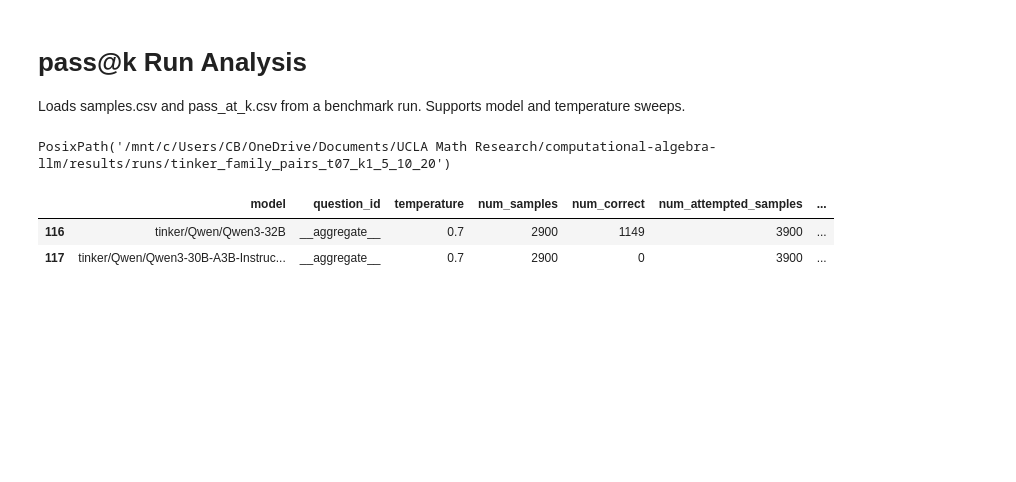
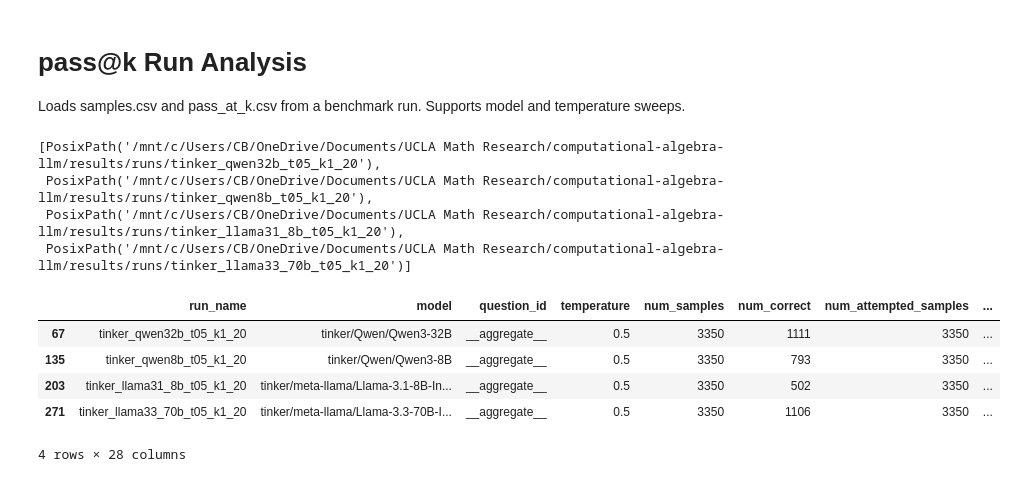
Before and after one commit to ryan-a-anderson/computational-algebra-llm, a Jupyter notebook: notebooks/analyze_pass_at_k.ipynb, the cells around one changed output. Cells and saved outputs as stored; diff of their text form; code cells hidden in the pictures; blank space fills up the shorter version.

Commit message:
Document and refine eval pipeline workflows

```diff
--- a/notebooks/analyze_pass_at_k.ipynb
+++ b/notebooks/analyze_pass_at_k.ipynb
@@ -10,6 +10,12 @@ import pandas as pd
 import plotly.express as px
 
 RUN_NAME = None  # e.g. "tinker_family_pairs_t07_k1_5_10_20"
+RUN_NAMES = [
+    "tinker_qwen32b_t05_k1_20",
+    "tinker_qwen8b_t05_k1_20",
+    "tinker_llama31_8b_t05_k1_20",
+    "tinker_llama33_70b_t05_k1_20",
+]
 
 candidates = [Path("results/runs"), Path("../results/runs")]
 RUN_ROOT = next((p.resolve() for p in candidates if p.exists()), candidates[0].resolve())
@@ -18,16 +24,17 @@ EVAL_PIPELINE = PROJECT_ROOT / "eval-pipeline"
 if str(EVAL_PIPELINE) not in sys.path:
     sys.path.insert(0, str(EVAL_PIPELINE))
 
-if RUN_NAME:
-    run = RUN_ROOT / RUN_NAME
+if RUN_NAMES:
+    run_dirs = [RUN_ROOT / name for name in RUN_NAMES]
+elif RUN_NAME:
+    run_dirs = [RUN_ROOT / RUN_NAME]
 else:
     runs = sorted([p for p in RUN_ROOT.glob("*") if p.is_dir()])
-    run = runs[-1] if runs else None
+    run_dirs = [runs[-1]] if runs else []
 
-assert run is not None and run.exists(), f"No run found under {RUN_ROOT}"
-pass_at_k_csv = run / "pass_at_k.csv"
-samples_csv = run / "samples.csv"
-summary_json = run / "summary.json"
+assert run_dirs, f"No run found under {RUN_ROOT}"
+for run_dir in run_dirs:
+    assert run_dir.exists(), f"Missing run folder: {run_dir}"
 
 def rebuild_csvs_from_completed_model_jsons(run):
     from csv_exports import write_run_csvs
@@ -51,30 +58,50 @@ def rebuild_csvs_from_completed_model_jsons(run):
 
     assert all_results, f"No completed *_results.json files found in {run}"
     summary = generate_summary(all_results, execute_mode=True, metric_names=["pass_at_k", "accuracy"], pass_k=pass_k)
-    summary_json.write_text(json.dumps(summary, indent=2))
+    (run / "summary.json").write_text(json.dumps(summary, indent=2))
     write_run_csvs(run, all_results, summary)
     return list(all_results)
 
-if not pass_at_k_csv.exists() or not samples_csv.exists():
-    rebuilt_models = rebuild_csvs_from_completed_model_jsons(run)
-    print(f"Rebuilt partial CSVs from {len(rebuilt_models)} completed model result file(s).")
+for run in run_dirs:
+    pass_at_k_csv = run / "pass_at_k.csv"
+    samples_csv = run / "samples.csv"
+    if not pass_at_k_csv.exists() or not samples_csv.exists():
+        rebuilt_models = rebuild_csvs_from_completed_model_jsons(run)
+        print(f"Rebuilt {run.name} from {len(rebuilt_models)} completed model result file(s).")
+    assert pass_at_k_csv.exists(), f"Missing pass@k CSV: {pass_at_k_csv}"
+    assert samples_csv.exists(), f"Missing samples CSV: {samples_csv}"
 
-assert pass_at_k_csv.exists(), f"Missing pass@k CSV: {pass_at_k_csv}"
-assert samples_csv.exists(), f"Missing samples CSV: {samples_csv}"
-run
+run_dirs
 # %% [output]
-PosixPath('/mnt/c/Users/CB/OneDrive/Documents/UCLA Math Research/computational-algebra-llm/results/runs/tinker_family_pairs_t07_k1_5_10_20')
+[PosixPath('/mnt/c/Users/CB/OneDrive/Documents/UCLA Math Research/computational-algebra-llm/results/runs/tinker_qwen32b_t05_k1_20'),
+ PosixPath('/mnt/c/Users/CB/OneDrive/Documents/UCLA Math Research/computational-algebra-llm/results/runs/tinker_qwen8b_t05_k1_20'),
+ PosixPath('/mnt/c/Users/CB/OneDrive/Documents/UCLA Math Research/computational-algebra-llm/results/runs/tinker_llama31_8b_t05_k1_20'),
+ PosixPath('/mnt/c/Users/CB/OneDrive/Documents/UCLA Math Research/computational-algebra-llm/results/runs/tinker_llama33_70b_t05_k1_20')]
 # %%
-samples = pd.read_csv(samples_csv)
-pass_at_k = pd.read_csv(pass_at_k_csv)
+sample_frames = []
+pass_at_k_frames = []
+for run in run_dirs:
+    sample_frame = pd.read_csv(run / "samples.csv")
+    sample_frame.insert(0, "run_name", run.name)
+    sample_frames.append(sample_frame)
+
+    pass_frame = pd.read_csv(run / "pass_at_k.csv")
+    pass_frame.insert(0, "run_name", run.name)
+    pass_at_k_frames.append(pass_frame)
+
+samples = pd.concat(sample_frames, ignore_index=True)
+pass_at_k = pd.concat(pass_at_k_frames, ignore_index=True)
 metric_cols = [c for c in pass_at_k.columns if c.startswith("pass@")]
 
 aggregate = pass_at_k[pass_at_k["question_id"] == "__aggregate__"].copy()
 aggregate
 # %% [output]
-|  | model | question_id | temperature | num_samples | num_correct | num_attempted_samples | ... |
-| 116 | tinker/Qwen/Qwen3-32B | __aggregate__ | 0.7 | 2900 | 1149 | 3900 | ... |
-| 117 | tinker/Qwen/Qwen3-30B-A3B-Instruc... | __aggregate__ | 0.7 | 2900 | 0 | 3900 | ... |
+|  | run_name | model | question_id | temperature | num_samples | num_correct | num_attempted_samples | ... |
+| 67 | tinker_qwen32b_t05_k1_20 | tinker/Qwen/Qwen3-32B | __aggregate__ | 0.5 | 3350 | 1111 | 3350 | ... |
+| 135 | tinker_qwen8b_t05_k1_20 | tinker/Qwen/Qwen3-8B | __aggregate__ | 0.5 | 3350 | 793 | 3350 | ... |
+| 203 | tinker_llama31_8b_t05_k1_20 | tinker/meta-llama/Llama-3.1-8B-In... | __aggregate__ | 0.5 | 3350 | 502 | 3350 | ... |
+| 271 | tinker_llama33_70b_t05_k1_20 | tinker/meta-llama/Llama-3.3-70B-I... | __aggregate__ | 0.5 | 3350 | 1106 | 3350 | ... |
+4 rows × 28 columns
 # %%
 long = aggregate.melt(
     id_vars=["model", "temperature"],
```
Also changed, not shown: parts of 2 cells of this notebook, 2 other files.
